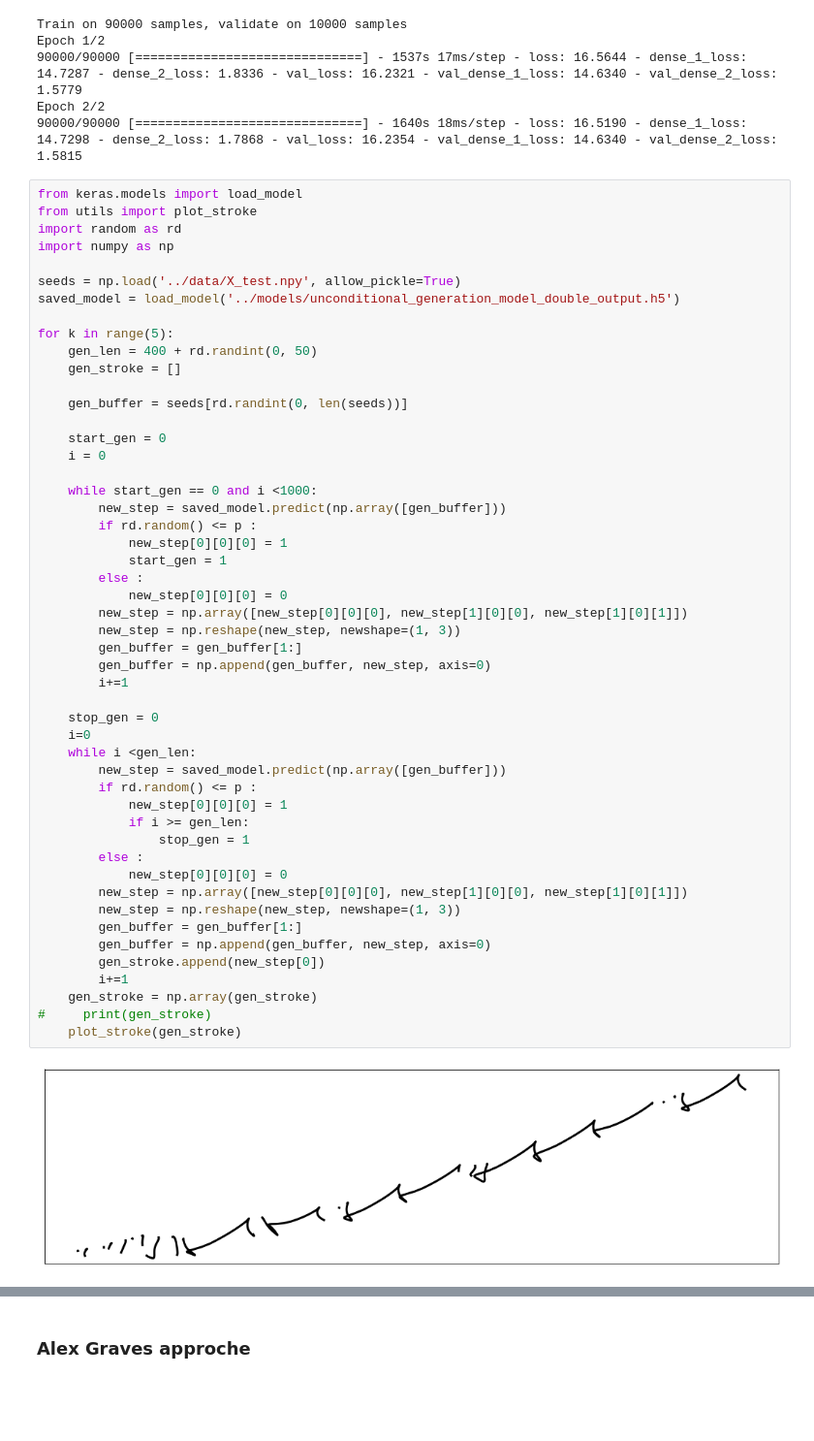
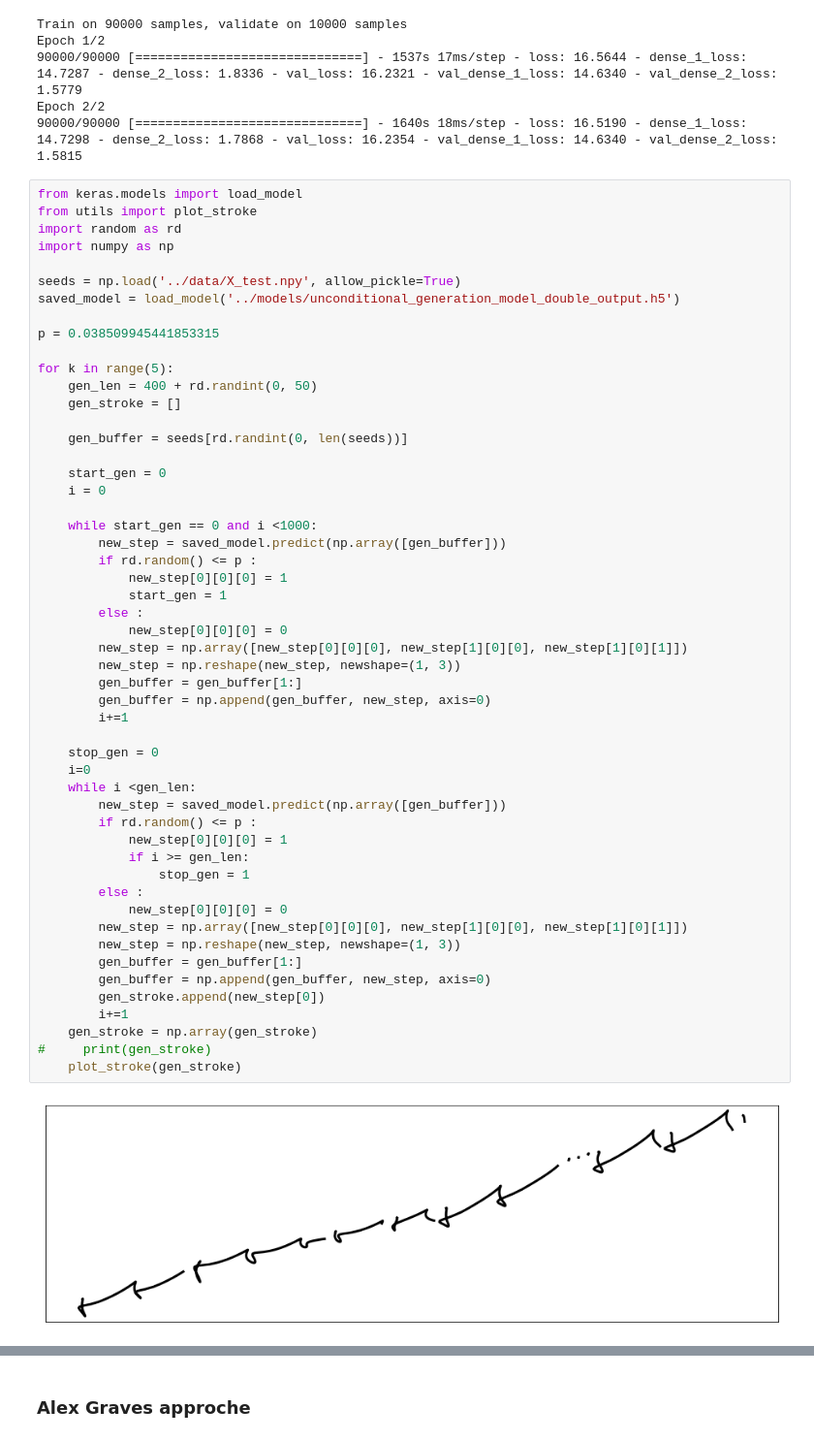
Before and after one commit to HEIMaxER/descript-research-test, a Jupyter notebook: notebooks/Model training.ipynb, the cells around one changed output, grey strips where cells are left out. Shown at 97% size. Cells and saved outputs as stored; diff of their text form; blank space fills up the shorter version.

```diff
--- a/notebooks/Model training.ipynb
+++ b/notebooks/Model training.ipynb
@@ -609,6 +609,8 @@ import numpy as np
 
 seeds = np.load('../data/X_test.npy', allow_pickle=True)
 saved_model = load_model('../models/unconditional_generation_model_double_output.h5')
+
+p = 0.038509945441853315
 
 for k in range(5):
     gen_len = 400 + rd.randint(0, 50)
@@ -625,31 +627,31 @@ for k in range(5):
             new_step[0][0][0] = 1
             start_gen = 1
         else :
             new_step[0][0][0] = 0
         new_step = np.array([new_step[0][0][0], new_step[1][0][0], new_step[1][0][1]])
         new_step = np.reshape(new_step, newshape=(1, 3))
         gen_buffer = gen_buffer[1:]
         gen_buffer = np.append(gen_buffer, new_step, axis=0)
         i+=1
 
     stop_gen = 0
     i=0
     while i <gen_len:
         new_step = saved_model.predict(np.array([gen_buffer]))
         if rd.random() <= p :
             new_step[0][0][0] = 1
             if i >= gen_len:
                 stop_gen = 1
         else :
             new_step[0][0][0] = 0
         new_step = np.array([new_step[0][0][0], new_step[1][0][0], new_step[1][0][1]])
         new_step = np.reshape(new_step, newshape=(1, 3))
         gen_buffer = gen_buffer[1:]
         gen_buffer = np.append(gen_buffer, new_step, axis=0)
         gen_stroke.append(new_step[0])
         i+=1
     gen_stroke = np.array(gen_stroke)
 #     print(gen_stroke)
     plot_stroke(gen_stroke)
 # %% [output]
-[figure, old version]
+[figure, new version]
```
Also changed, not shown: parts of 6 cells of this notebook, 2 other files.
